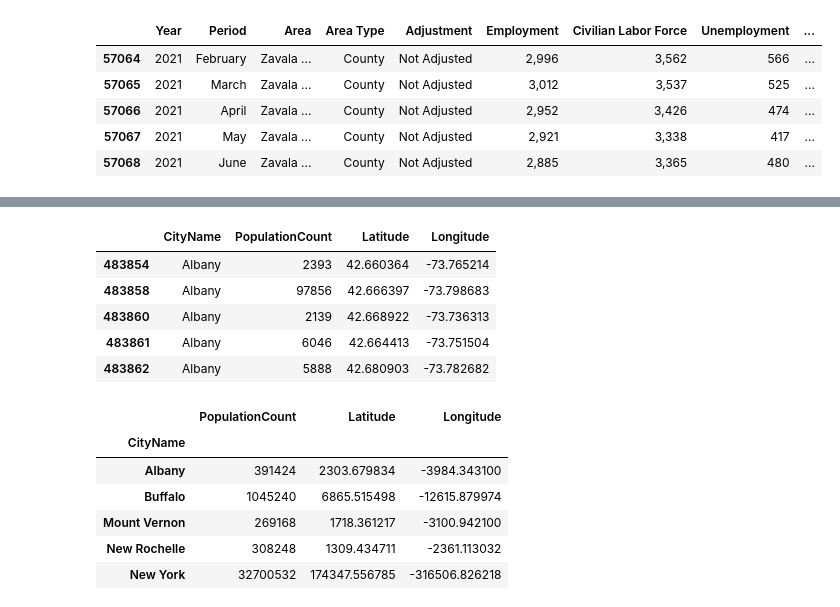
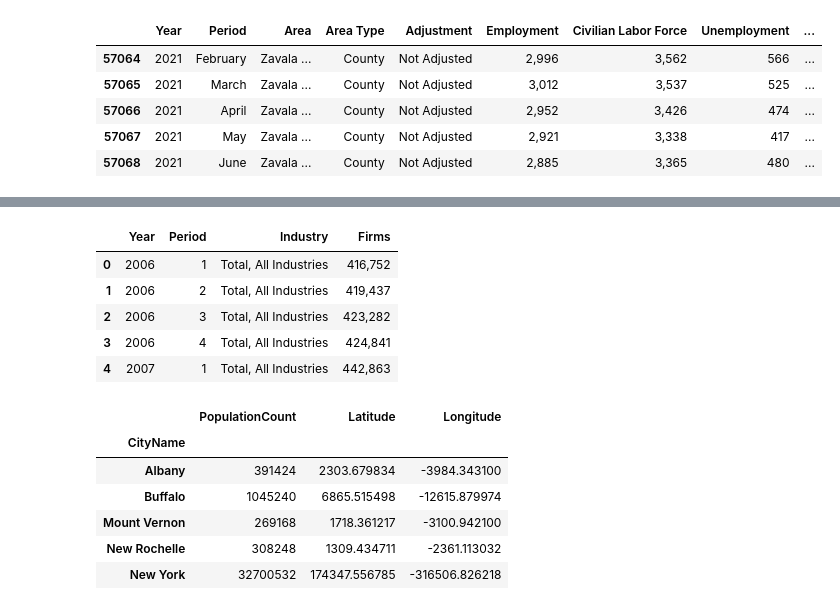
Before and after one commit to JuneB2021/Project1, a Jupyter notebook: Analytics File/unemployment_jb.ipynb, the cells around one changed output, grey strips where cells are left out. Saved outputs shown, nothing was run; the diff lists cells and outputs as text; code cells hidden in the pictures.

```diff
--- a/Analytics File/unemployment_jb.ipynb
+++ b/Analytics File/unemployment_jb.ipynb
@@ -100,8 +148,11 @@ display(unemployment_Rate_df.tail())
 # %%
 # Filter the DataFrame to include only Texas state data
-tx_data = all_employment_wages_df[(all_employment_wages_df["Area"] == "Texas")]
+tx_employment_data = all_employment_wages_df[(all_employment_wages_df["Area"] == "Texas")]
+
+# Create a DataFrame consisting of the Year, Quarter, Industry, Establishments, Firms, Average Employment and Average Weekly Wage columns
+tx_employment_plot_df = tx_employment_data[["Year", "Period", "Industry", "Establishments", "Firms", "Average Employment", "Average Weekly Wage"]]
 
 # Review the DataFrame
-display(tx_data.head())
-display(tx_data.tail())
+display(tx_employment_plot_df.head())
+display(tx_employment_plot_df.tail())
 # %% [output]
@@ -120,16 +160,16 @@ display(tx_data.tail())
 # %%
 # Create a DataFrame consisting of the CityName, PopulationCount, Latitude and Longitude columns
-ny_plot_df = ny_data[["CityName", "PopulationCount", "Latitude", "Longitude"]]
+ny_plot_df = tx_data[["Year", "Period", "Industry", "Firms"]]
 
 # Review the DataFrame
 ny_plot_df.head()
 # %% [output]
-|  | CityName | PopulationCount | Latitude | Longitude |
-| 483854 | Albany | 2393 | 42.660364 | -73.765214 |
-| 483858 | Albany | 97856 | 42.666397 | -73.798683 |
-| 483860 | Albany | 2139 | 42.668922 | -73.736313 |
-| 483861 | Albany | 6046 | 42.664413 | -73.751504 |
-| 483862 | Albany | 5888 | 42.680903 | -73.782682 |
+|  | Year | Period | Industry | Firms |
+| 0 | 2006 | 1 | Total, All Industries | 416,752 |
+| 1 | 2006 | 2 | Total, All Industries | 419,437 |
+| 2 | 2006 | 3 | Total, All Industries | 423,282 |
+| 3 | 2006 | 4 | Total, All Industries | 424,841 |
+| 4 | 2007 | 1 | Total, All Industries | 442,863 |
 # %%
 # Aggregate all columns by CityName
 ny_plot_df.groupby('CityName').sum()
```
Also changed, not shown: parts of 4 cells of this notebook.
